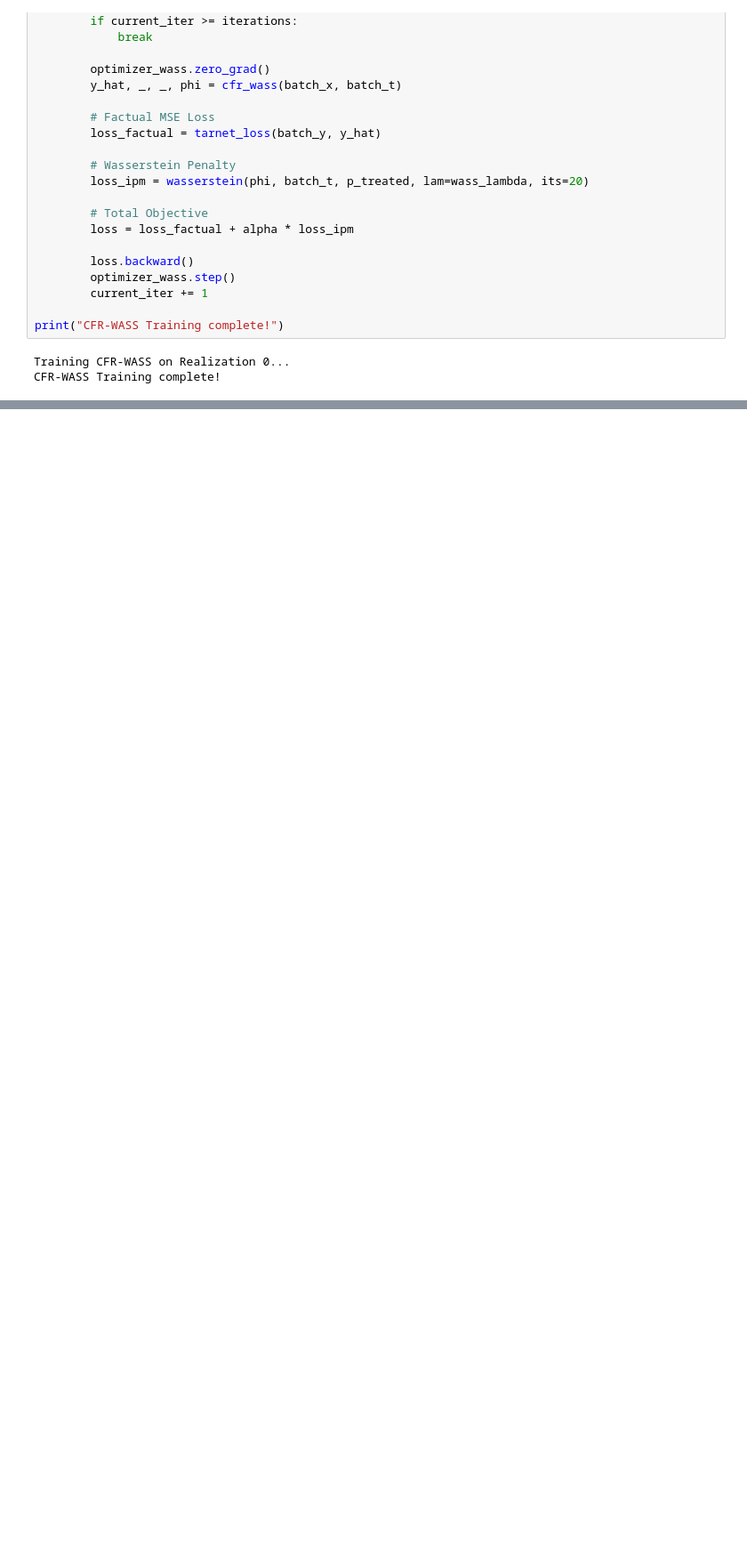
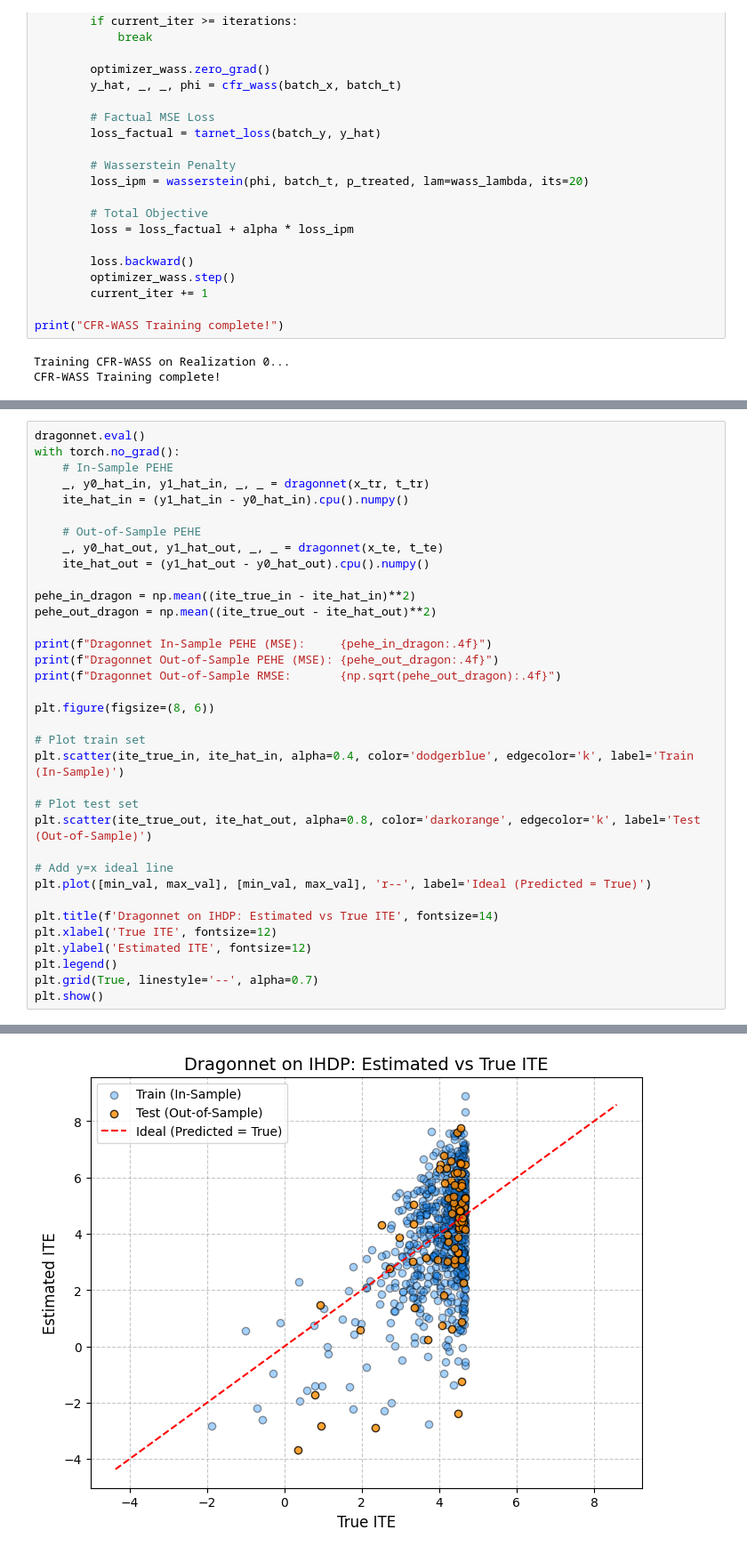
Before and after one commit to DotIN13/dragonnet, a Jupyter notebook: main.ipynb, the cells around one changed output, grey strips where cells are left out. Shown at 89% size. Drawn from its saved outputs; the diff is of its cells as text; blank space fills up the shorter version.

Commit message:
Add dragonnet

```diff
--- a/main.ipynb
+++ b/main.ipynb
@@ -651,0 +705,36 @@ Running PCA & t-SNE... (t-SNE takes a few seconds)
+# %%
+dragonnet.eval()
+with torch.no_grad():
+    # In-Sample PEHE
+    _, y0_hat_in, y1_hat_in, _, _ = dragonnet(x_tr, t_tr)
+    ite_hat_in = (y1_hat_in - y0_hat_in).cpu().numpy()
+
+    # Out-of-Sample PEHE
+    _, y0_hat_out, y1_hat_out, _, _ = dragonnet(x_te, t_te)
+    ite_hat_out = (y1_hat_out - y0_hat_out).cpu().numpy()
+
+pehe_in_dragon = np.mean((ite_true_in - ite_hat_in)**2)
+pehe_out_dragon = np.mean((ite_true_out - ite_hat_out)**2)
+
+print(f"Dragonnet In-Sample PEHE (MSE):     {pehe_in_dragon:.4f}")
+print(f"Dragonnet Out-of-Sample PEHE (MSE): {pehe_out_dragon:.4f}")
+print(f"Dragonnet Out-of-Sample RMSE:       {np.sqrt(pehe_out_dragon):.4f}")
+
+plt.figure(figsize=(8, 6))
+
+# Plot train set
+plt.scatter(ite_true_in, ite_hat_in, alpha=0.4, color='dodgerblue', edgecolor='k', label='Train (In-Sample)')
+
+# Plot test set
+plt.scatter(ite_true_out, ite_hat_out, alpha=0.8, color='darkorange', edgecolor='k', label='Test (Out-of-Sample)')
+
+# Add y=x ideal line
+plt.plot([min_val, max_val], [min_val, max_val], 'r--', label='Ideal (Predicted = True)')
+
+plt.title(f'Dragonnet on IHDP: Estimated vs True ITE', fontsize=14)
+plt.xlabel('True ITE', fontsize=12)
+plt.ylabel('Estimated ITE', fontsize=12)
+plt.legend()
+plt.grid(True, linestyle='--', alpha=0.7)
+plt.show()
+# %% [output]
@@ -651,0 +744 @@ Running PCA & t-SNE... (t-SNE takes a few seconds)
+[figure, added]
```
Also changed, not shown: parts of 32 cells of this notebook.
